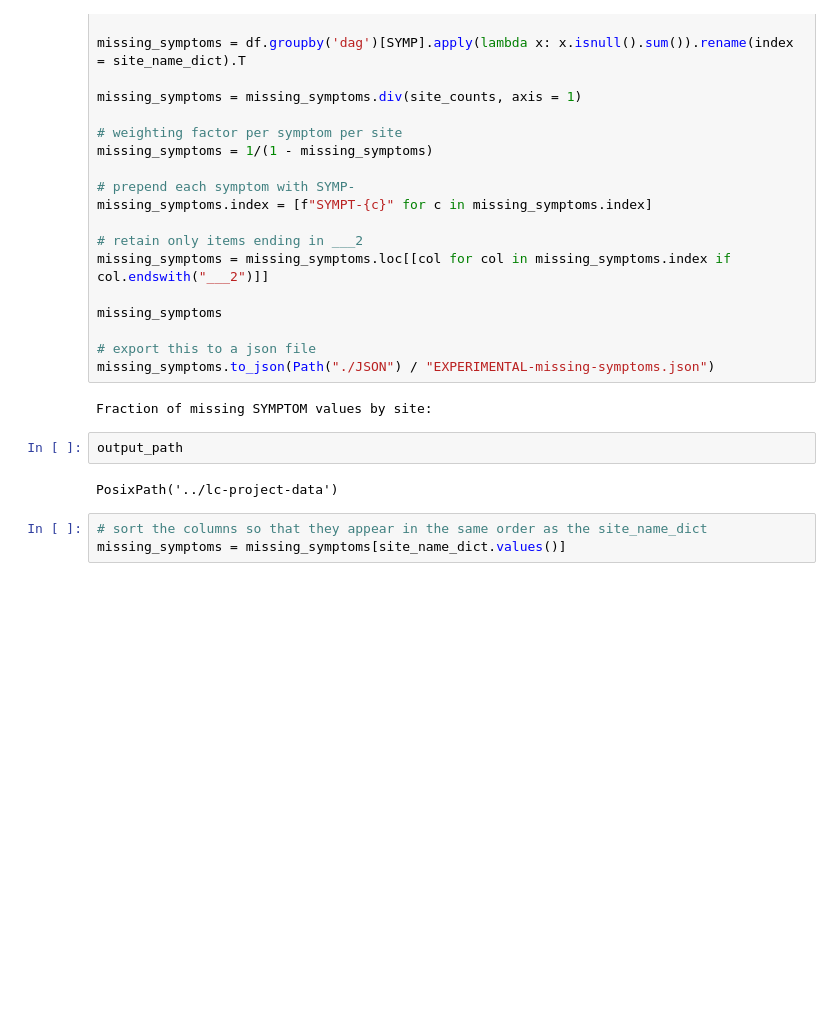
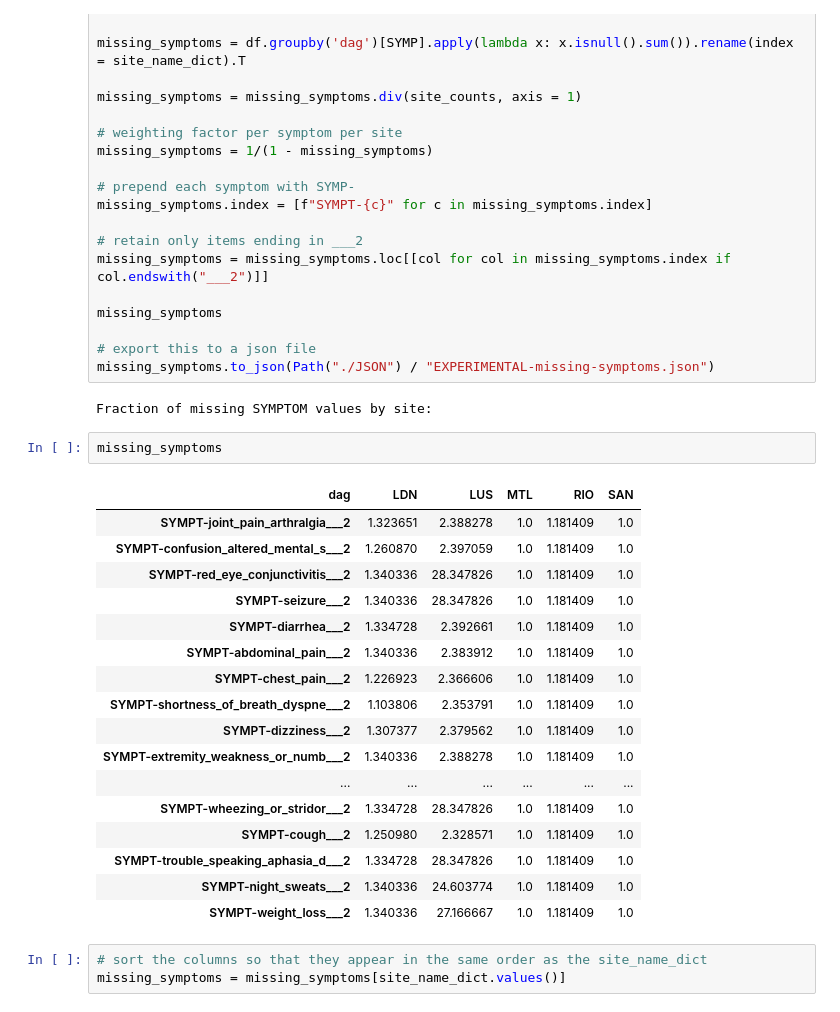
Before and after one commit to davidtweddell/lc_repo, a Jupyter notebook: 01-inspect-data-MP.ipynb, the cells around one changed output. Saved outputs shown, nothing was run; the diff lists cells and outputs as text; blank space fills up the shorter version.

```diff
--- a/01-inspect-data-MP.ipynb
+++ b/01-inspect-data-MP.ipynb
@@ -1128,10 +1138,26 @@ missing_symptoms
 missing_symptoms.to_json(Path("./JSON") / "EXPERIMENTAL-missing-symptoms.json")
 # %% [output]
 Fraction of missing SYMPTOM values by site:
-# %%
-output_path
-# %% [output]
-PosixPath('../lc-project-data')
+# %%
+missing_symptoms
+# %% [output]
+| dag | LDN | LUS | MTL | RIO | SAN |
+| SYMPT-joint_pain_arthralgia___2 | 1.323651 | 2.388278 | 1.0 | 1.181409 | 1.0 |
+| SYMPT-confusion_altered_mental_s___2 | 1.260870 | 2.397059 | 1.0 | 1.181409 | 1.0 |
+| SYMPT-red_eye_conjunctivitis___2 | 1.340336 | 28.347826 | 1.0 | 1.181409 | 1.0 |
+| SYMPT-seizure___2 | 1.340336 | 28.347826 | 1.0 | 1.181409 | 1.0 |
+| SYMPT-diarrhea___2 | 1.334728 | 2.392661 | 1.0 | 1.181409 | 1.0 |
+| SYMPT-abdominal_pain___2 | 1.340336 | 2.383912 | 1.0 | 1.181409 | 1.0 |
+| SYMPT-chest_pain___2 | 1.226923 | 2.366606 | 1.0 | 1.181409 | 1.0 |
+| SYMPT-shortness_of_breath_dyspne___2 | 1.103806 | 2.353791 | 1.0 | 1.181409 | 1.0 |
+| SYMPT-dizziness___2 | 1.307377 | 2.379562 | 1.0 | 1.181409 | 1.0 |
+| SYMPT-extremity_weakness_or_numb___2 | 1.340336 | 2.388278 | 1.0 | 1.181409 | 1.0 |
+| ... | ... | ... | ... | ... | ... |
+| SYMPT-wheezing_or_stridor___2 | 1.334728 | 28.347826 | 1.0 | 1.181409 | 1.0 |
+| SYMPT-cough___2 | 1.250980 | 2.328571 | 1.0 | 1.181409 | 1.0 |
+| SYMPT-trouble_speaking_aphasia_d___2 | 1.334728 | 28.347826 | 1.0 | 1.181409 | 1.0 |
+| SYMPT-night_sweats___2 | 1.340336 | 24.603774 | 1.0 | 1.181409 | 1.0 |
+| SYMPT-weight_loss___2 | 1.340336 | 27.166667 | 1.0 | 1.181409 | 1.0 |
 # %%
 # sort the columns so that they appear in the same order as the site_name_dict
 missing_symptoms = missing_symptoms[site_name_dict.values()]
```
Also changed, not shown: parts of 1 cell of this notebook, 1 other file.
